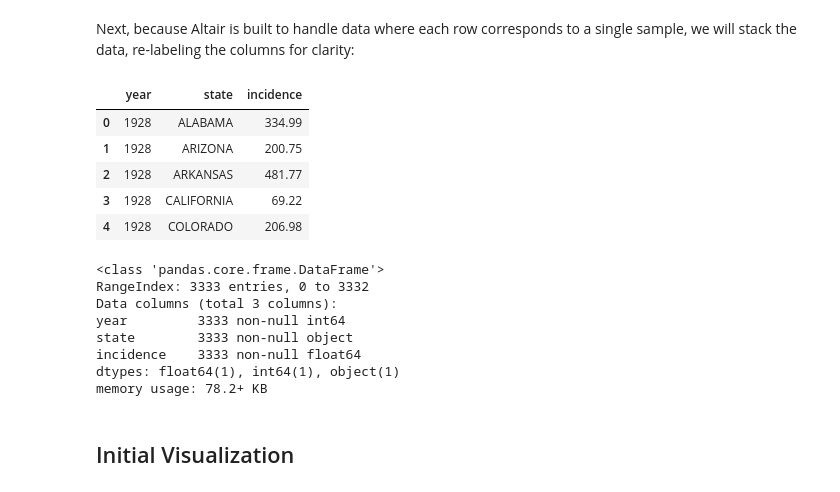
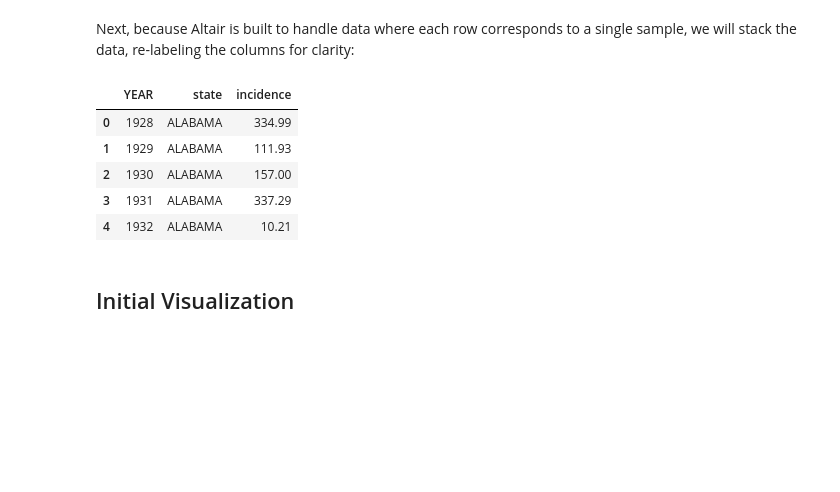
Before and after one commit to altair-viz/altair_notebooks, a Jupyter notebook: notebooks/12-Measles.ipynb, the cells around one changed output. Cells and saved outputs as stored; diff of their text form; code cells hidden in the pictures; blank space fills up the shorter version.

```diff
--- a/notebooks/12-Measles.ipynb
+++ b/notebooks/12-Measles.ipynb
@@ -38,28 +38,17 @@ annual.head()
 5 rows × 51 columns
 # %% [markdown]
 Next, because Altair is built to handle data where each row corresponds to a single sample, we will stack the data, re-labeling the columns for clarity:
-# %%
-stacked = annual.stack().reset_index()
-stacked.columns = ['year', 'state', 'incidence']
-stacked.head()
-# %% [output]
-|  | year | state | incidence |
-| 0 | 1928 | ALABAMA | 334.99 |
-| 1 | 1928 | ARIZONA | 200.75 |
-| 2 | 1928 | ARKANSAS | 481.77 |
-| 3 | 1928 | CALIFORNIA | 69.22 |
-| 4 | 1928 | COLORADO | 206.98 |
-# %%
-stacked.info()
-# %% [output]
-<class 'pandas.core.frame.DataFrame'>
-RangeIndex: 3333 entries, 0 to 3332
-Data columns (total 3 columns):
-year         3333 non-null int64
-state        3333 non-null object
-incidence    3333 non-null float64
-dtypes: float64(1), int64(1), object(1)
-memory usage: 78.2+ KB
+# %%
+measles = annual.reset_index()
+measles = measles.melt('YEAR', var_name='state', value_name='incidence')
+measles.head()
+# %% [output]
+|  | YEAR | state | incidence |
+| 0 | 1928 | ALABAMA | 334.99 |
+| 1 | 1929 | ALABAMA | 111.93 |
+| 2 | 1930 | ALABAMA | 157.00 |
+| 3 | 1931 | ALABAMA | 337.29 |
+| 4 | 1932 | ALABAMA | 10.21 |
 # %% [markdown]
 ## Initial Visualization
 # %% [markdown]
```
Also changed, not shown: parts of 9 cells of this notebook, 10 other files.
